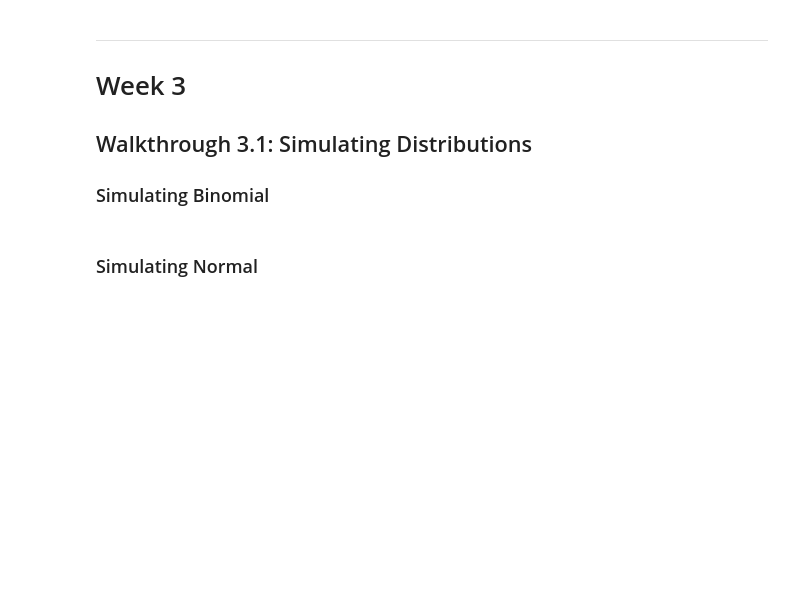
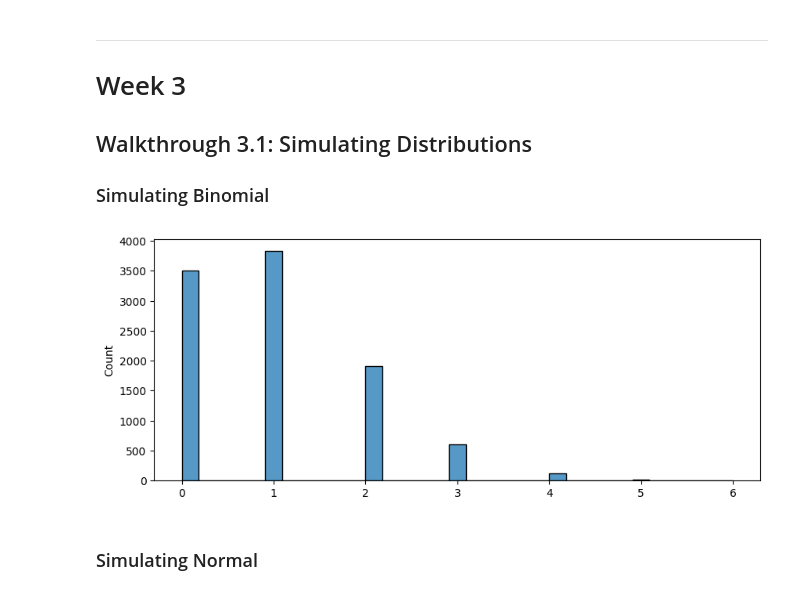
Before and after one commit to ismayc/oreilly-fundamentals-of-statistics-with-python, a Jupyter notebook: exercises_2025-10.ipynb, the cells around one changed output. Cells and saved outputs as stored; diff of their text form; code cells hidden in the pictures; blank space fills up the shorter version.

```diff
--- a/exercises_2025-10.ipynb
+++ b/exercises_2025-10.ipynb
@@ -785,8 +785,14 @@ KeyError: 'work_exp_scaled'
 ### Simulating Binomial
 # %%
 # Simulate binomial distribution
+binomial_examples = np.random.binomial(n=10, p=0.1, size=10_000)
 
 # Plot histogram
+plt.figure(figsize=(10, 4))
+sns.histplot(binomial_examples)
+plt.show();
+# %% [output]
+[figure, added]
 # %% [markdown]
 ### Simulating Normal
 # %%
```
Also changed, not shown: parts of 15 cells of this notebook, 1 other file.
